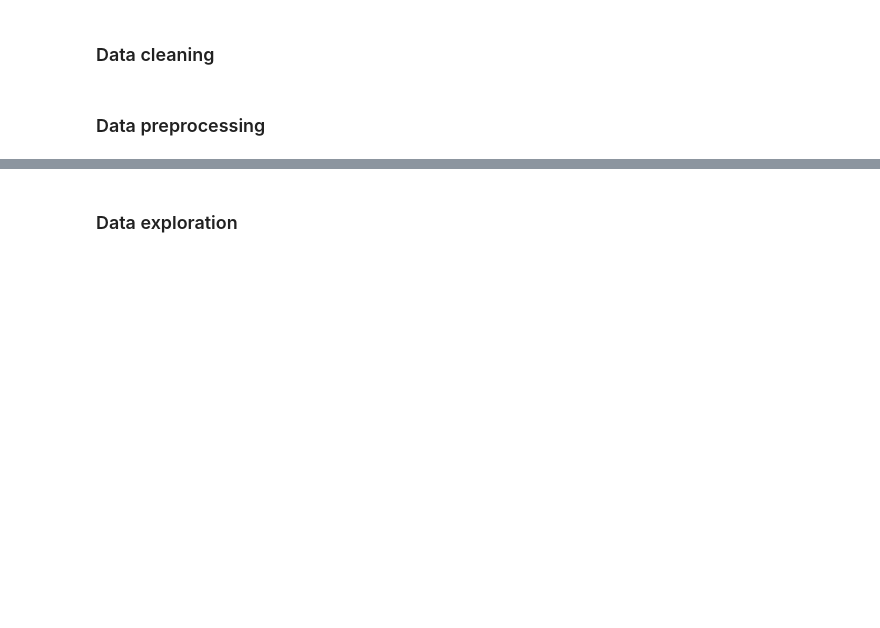
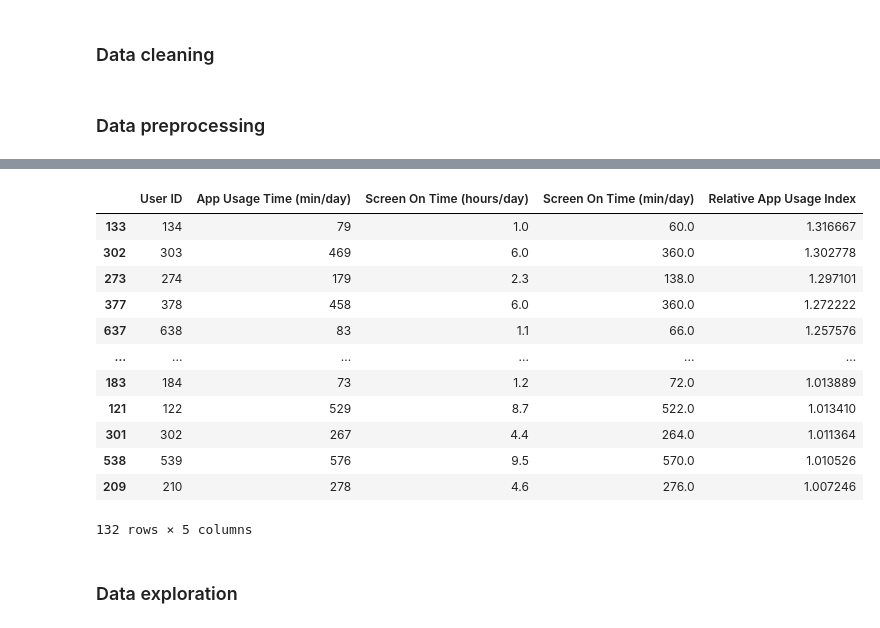
Before and after one commit to Thoericht/decoding-device-behavior, a Jupyter notebook: 02_exploration/01_exploring_preprocessing_data.ipynb, the cells around one changed output, grey strips where cells are left out. Saved outputs shown, nothing was run; the diff lists cells and outputs as text; code cells hidden in the pictures; blank space fills up the shorter version.

Commit message:
update readme, notebook, and screenshots

```diff
--- a/02_exploration/01_exploring_preprocessing_data.ipynb
+++ b/02_exploration/01_exploring_preprocessing_data.ipynb
@@ -131,3 +132,30 @@ df['App_share'] = df['App Usage Time (min/day)'] / df['Screen On Time (min/day)'
+# %%
+above_100 = df.loc[
+    df['Relative App Usage Index'] > 1,
+    [
+        'User ID',
+        'App Usage Time (min/day)',
+        'Screen On Time (hours/day)',
+        'Screen On Time (min/day)',
+        'Relative App Usage Index'
+    ]
+].sort_values('Relative App Usage Index', ascending=False)
+
+above_100
+# %% [output]
+|  | User ID | App Usage Time (min/day) | Screen On Time (hours/day) | Screen On Time (min/day) | Relative App Usage Index |
+| 133 | 134 | 79 | 1.0 | 60.0 | 1.316667 |
+| 302 | 303 | 469 | 6.0 | 360.0 | 1.302778 |
+| 273 | 274 | 179 | 2.3 | 138.0 | 1.297101 |
+| 377 | 378 | 458 | 6.0 | 360.0 | 1.272222 |
+| 637 | 638 | 83 | 1.1 | 66.0 | 1.257576 |
+| ... | ... | ... | ... | ... | ... |
+| 183 | 184 | 73 | 1.2 | 72.0 | 1.013889 |
+| 121 | 122 | 529 | 8.7 | 522.0 | 1.013410 |
+| 301 | 302 | 267 | 4.4 | 264.0 | 1.011364 |
+| 538 | 539 | 576 | 9.5 | 570.0 | 1.010526 |
+| 209 | 210 | 278 | 4.6 | 276.0 | 1.007246 |
+132 rows × 5 columns
 # %% [markdown]
 ### Data exploration
 # %%
```
Also changed, not shown: parts of 5 cells of this notebook, 7 other files.
